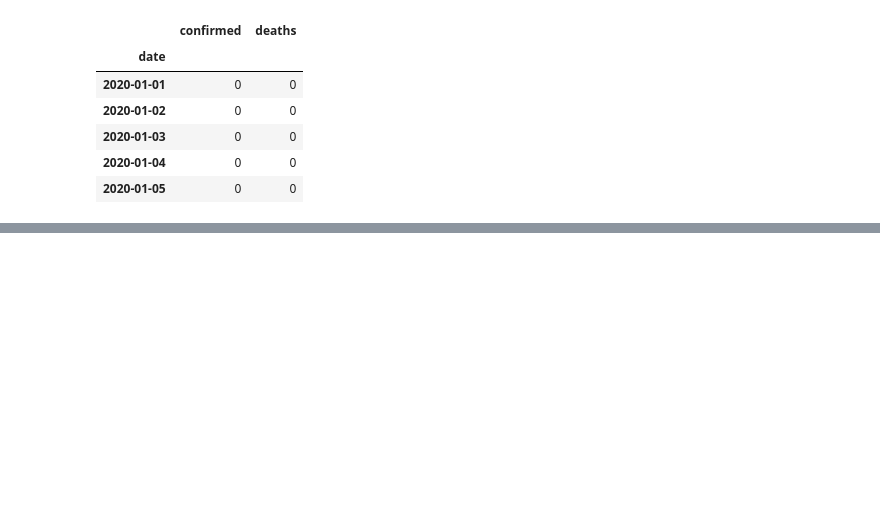
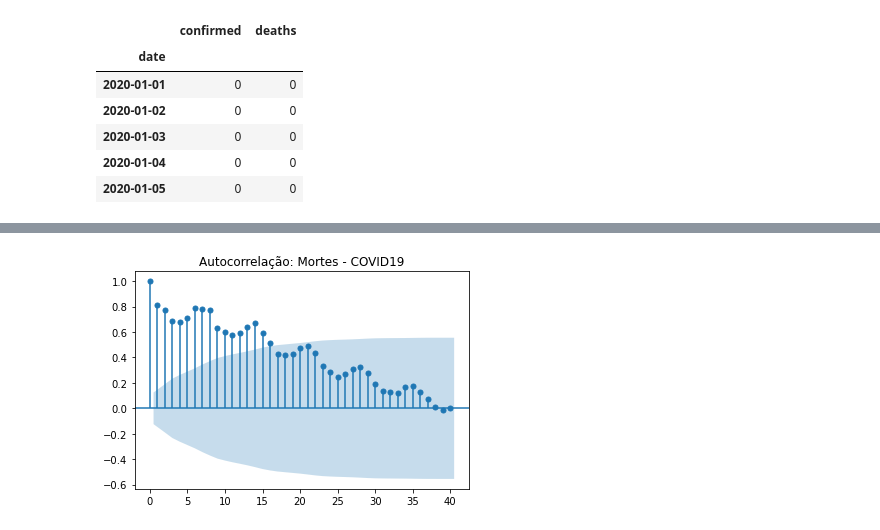
Before and after one commit to guilourenzo/mba-usp, a Jupyter notebook: APRENDIZADO DINÂMICO/PROJETO FINAL/GuilhermeLourenco_FINAL.ipynb, the cells around one changed output, grey strips where cells are left out. Cells and saved outputs as stored; diff of their text form; code cells hidden in the pictures; blank space fills up the shorter version.

```diff
--- a/APRENDIZADO DINÂMICO/PROJETO FINAL/GuilhermeLourenco_FINAL.ipynb
+++ b/APRENDIZADO DINÂMICO/PROJETO FINAL/GuilhermeLourenco_FINAL.ipynb
@@ -40,0 +79,6 @@ memory usage: 15.8 KB
+# %%
+title = 'Autocorrelação: Mortes - COVID19'
+lags = 40
+plot_acf(covid.deaths, title=title,lags=lags);
+# %% [output]
+[figure, added]
```
Also changed, not shown: parts of 22 cells of this notebook, 3 other files.
